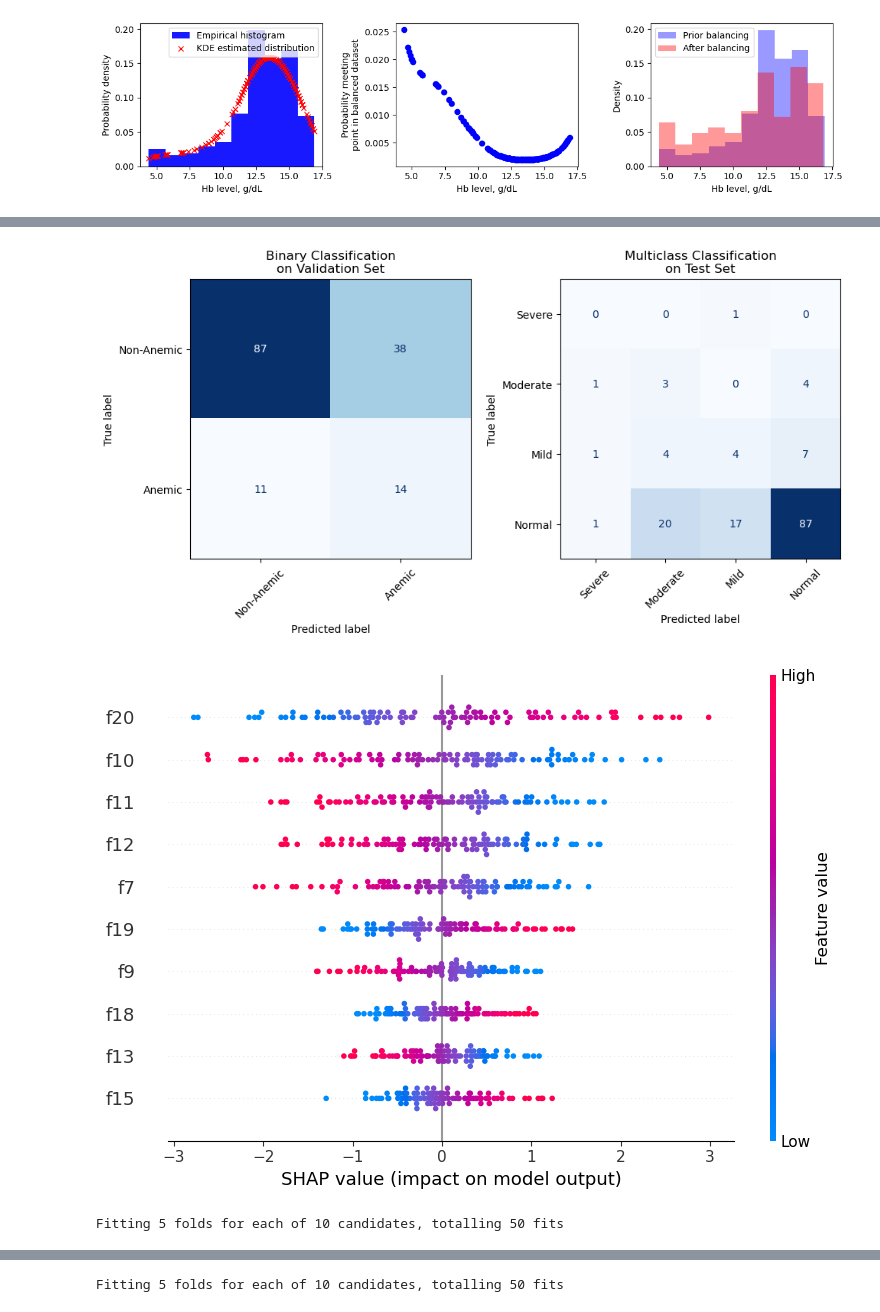
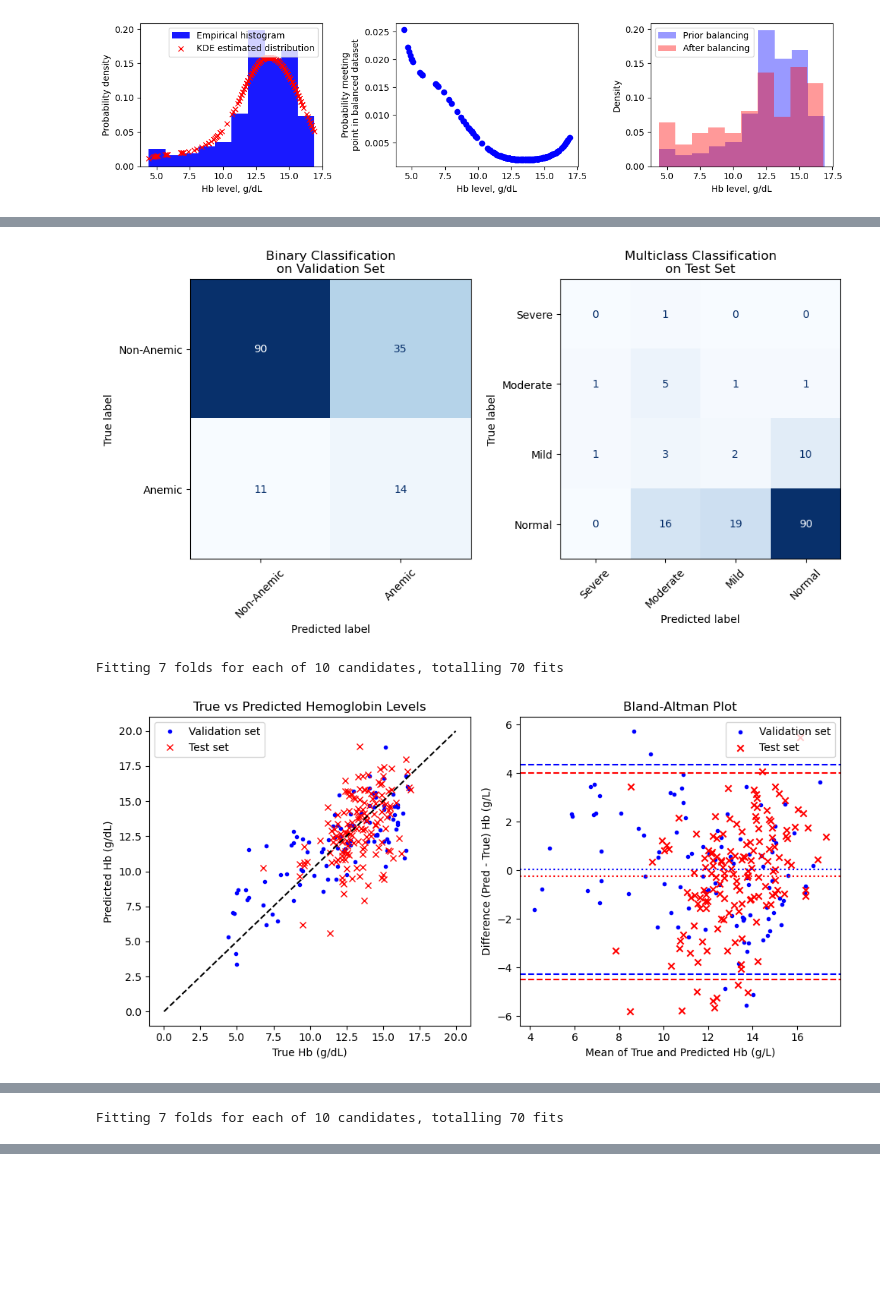
Before and after one commit to romerocruzsa/cp-anemia-detection, a Jupyter notebook: notebooks/model_compression/paper_prototyping.ipynb, the cells around one changed output, grey strips where cells are left out. Cells and saved outputs as stored; diff of their text form; code cells hidden in the pictures; blank space fills up the shorter version.

```diff
--- a/notebooks/model_compression/paper_prototyping.ipynb
+++ b/notebooks/model_compression/paper_prototyping.ipynb
@@ -96,9 +97,9 @@ metadata['NAIL_BOUNDING_BOXES'] = metadata['NAIL_BOUNDING_BOXES'].apply(json.loa
 metadata['SKIN_BOUNDING_BOXES'] = metadata['SKIN_BOUNDING_BOXES'].apply(json.loads)
 # %%
 image_folder = 'data/photo/'
-N_MAX_IMAGES = 1
+N_MAX_IMAGES = 3
 
-for j,(_, row) in enumerate(metadata.iterrows()):
+for j,(_, row) in enumerate(metadata.sample(N_MAX_IMAGES).iterrows()):
 
     if j ==  N_MAX_IMAGES:
         break
@@ -171,13 +333,0 @@ for j,(_, row) in tqdm.tqdm(enumerate(metadata.iterrows())):
-# %%
-white_ref_median = pd.DataFrame({f'{color}':[np.median(img[:,:,color_chan_id].ravel()) for img in images['WHITE_REF']]
-                          for color_chan_id,color in enumerate("RGB")})
-
-nail_features = pd.DataFrame([calculate_features(img) for img in images['NAIL_2']]).rename(columns=lambda x: f'NAIL_{x}')
-# skin_features = pd.DataFrame([calculate_features(img) for img in images['SKIN_2']]).rename(columns=lambda x: f'SKIN_{x}')
-
-# features = pd.concat([nail_features,skin_features],axis=1)
-features = nail_features
-
-for feature in features:
-    color = feature.split('_')[1]
-    features[feature] = features[feature]/white_ref_median[color]
@@ -236,29 +468,33 @@ y = target[balancing_mask]
 X_test = features[~balancing_mask]
 y_test = target[~balancing_mask]
 
-cv_scheme = KFold(n_splits=5)
+cv_scheme = KFold(n_splits=7)
 scoring = make_scorer(mean_squared_error, greater_is_better=False, squared=False)
 
 models = {
     "ElasticNet": ElasticNet(max_iter=10000),
     "Ridge": Ridge(max_iter=10000),
     "Lasso": Lasso(max_iter=10000),
-    "Random Forest": RandomForestRegressor(),
-    "Gradient Boosting": GradientBoostingRegressor(),
-    "Support Vector Regression": SVR()
+    "RandomForest": RandomForestRegressor(),
+    "GradientBoosting": GradientBoostingRegressor(),
+    "SupportVectorRegression": SVR(),
+    "HuberRegressor": HuberRegressor(),
+    "RANSACRegressor": RANSACRegressor()
 }
 
 param_grids = {
     "ElasticNet": {'regressor__l1_ratio': [0.01, 0.1, 0.5, 0.9, 0.99],
-                   'regressor__alpha': np.logspace(-4, 4, num=10),},
+                   'regressor__alpha': np.logspace(-4, 4, num=10)},
     "Ridge": {'regressor__alpha': np.logspace(-4, 4, num=10)},
     "Lasso": {'regressor__alpha': np.logspace(-4, 4, num=10)},
-    "Random Forest": {'regressor__n_estimators': [50, 100],
+    "RandomForest": {'regressor__n_estimators': [50, 100],
                      'regressor__max_depth': [5, 10]},
-    "Gradient Boosting": {'regressor__n_estimators': [50, 100],
+    "GradientBoosting": {'regressor__n_estimators': [50, 100],
                          'regressor__learning_rate': [0.01, 0.1]},
-    "Support Vector Regression": {'regressor__C': [0.1, 1, 10],
-            'regressor__epsilon': [0.1, 0.2]}
+    "SupportVectorRegression": {'regressor__C': [0.1, 1, 10],
+                                'regressor__epsilon': [0.1, 0.2]},
+    "HuberRegressor": {'regressor__epsilon': [1.1, 1.35]},
+    "RANSACRegressor": {'regressor__min_samples': [0.5, 0.75]}
 }
 
 results = []
@@ -285,7 +521,7 @@ for name, model in models.items():
     fig, axs = plt.subplots(1, 2, figsize=(10, 5))
 
     # Plot 1: True vs Predicted
-    axs[0].plot(y, y_pred_val, '.', label='Validation set')
+    axs[0].plot(y, y_pred_val, 'b.', label='Validation set')
     axs[0].plot(y_test, y_pred_test, 'rx', label='Test set')
     axs[0].plot([0,20], [0,20], 'k--')
     axs[0].set_title("True vs Predicted Hemoglobin Levels")
@@ -378,27 +614,24 @@ for name, model in models.items():
     X_explain_scaled = scaler.transform(X[:100])
     X_background_scaled = scaler.transform(X)
 
-    if name in ["Random Forest", "Gradient Boosting"]:
-        explainer = shap.TreeExplainer(model)  # model = fitted RandomForest or GradientBoosting
-        shap_values = explainer.shap_values(X_explain_scaled)
-        shap.summary_plot(shap_values, features=X, feature_names=[f"feat. {i}" for i in range(X.shape[1])], max_display=10)
+    # if name in ["Random Forest", "Gradient Boosting"]:
+    #     explainer = shap.TreeExplainer(model)  # model = fitted RandomForest or GradientBoosting
+    #     shap_values = explainer.shap_values(X_explain_scaled)
+    #     shap.summary_plot(shap_values, features=X, feature_names=[f"feat. {i}" for i in range(X.shape[1])], max_display=10)
 
-    elif name == "Support Vector Regression":
-        explainer = shap.KernelExplainer(model.predict, shap.sample(X_background_scaled, 100))
-        shap_values = explainer.shap_values(X_explain_scaled)
-        shap.summary_plot(shap_values, features=X, feature_names=[f"f{i}" for i in range(X.shape[1])], max_display=10)
+    # elif name == "Support Vector Regression":
+    #     explainer = shap.KernelExplainer(model.predict, shap.sample(X_background_scaled, 100))
+    #     shap_values = explainer.shap_values(X_explain_scaled)
+    #     shap.summary_plot(shap_values, features=X, feature_names=[f"f{i}" for i in range(X.shape[1])], max_display=10)
 
-    else:
-        explainer = shap.LinearExplainer(model, X_background_scaled)
-        shap_values = explainer(X_explain_scaled)
-        shap.summary_plot(shap_values, features=X, feature_names=[f"f{i}" for i in range(X.shape[1])], max_display=10)
+    # else:
+    #     explainer = shap.LinearExplainer(model, X_background_scaled)
+    #     shap_values = explainer(X_explain_scaled)
+    #     shap.summary_plot(shap_values, features=X, feature_names=[f"f{i}" for i in range(X.shape[1])], max_display=10)
+
+    path = f"/Users/romerocruzsa/Workspace/Projects/Research/cp-anemia-detection/weights/best_{name.lower()}_model.pkl"
+    joblib.dump(best_model, path)
 
     results.append((name, sensitivity, specificity, sensitivity_list, specificity_list,
                     val_mae, val_mse, val_rmse, test_mae, test_mse, test_rmse))
-
-results_df = pd.DataFrame(results, columns=["Model", "Senstivity (Binary)", "Specificity (Binary)",
-                                             "Sensitivity (Multiclass)", "Specificity (Multiclass)",
-                                             "Validation MAE", "Validation MSE", "Validation RMSE",
-                                             "Test MAE", "Test MSE", "Test RMSE"])
-import ace_tools_open as tools; tools.display_dataframe_to_user(name="Model Comparison: Hemoglobin Regression", dataframe=results_df)
 # %% [output]
@@ -407,3 +640,3 @@ Fitting 5 folds for each of 50 candidates, totalling 250 fits
 [figure]
+Fitting 7 folds for each of 10 candidates, totalling 70 fits
-[figure, old version]
+[figure, new version]
-Fitting 5 folds for each of 10 candidates, totalling 50 fits
@@ -410,0 +644 @@ Fitting 5 folds for each of 10 candidates, totalling 50 fits
+Fitting 7 folds for each of 10 candidates, totalling 70 fits
@@ -413 +646,0 @@ Fitting 5 folds for each of 10 candidates, totalling 50 fits
-Fitting 5 folds for each of 10 candidates, totalling 50 fits
```
Also changed, not shown: parts of 18 cells of this notebook, 21 other files.
